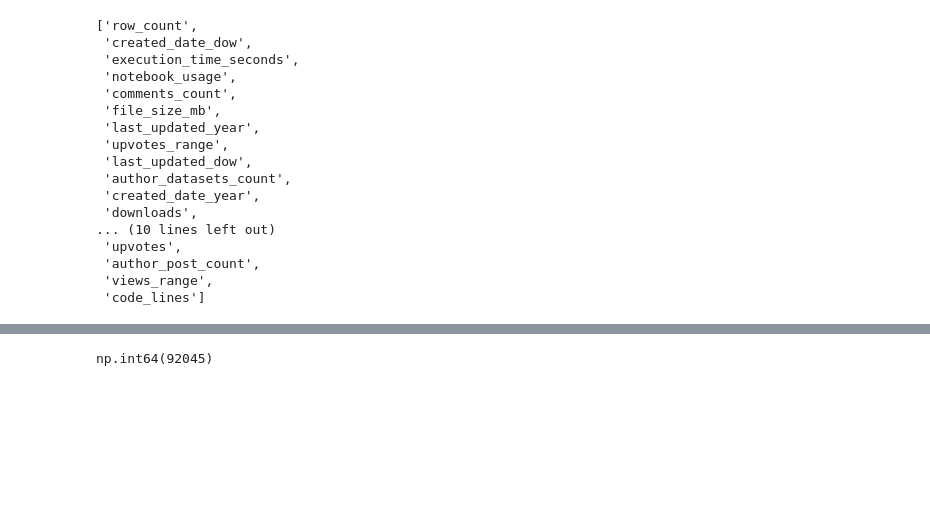
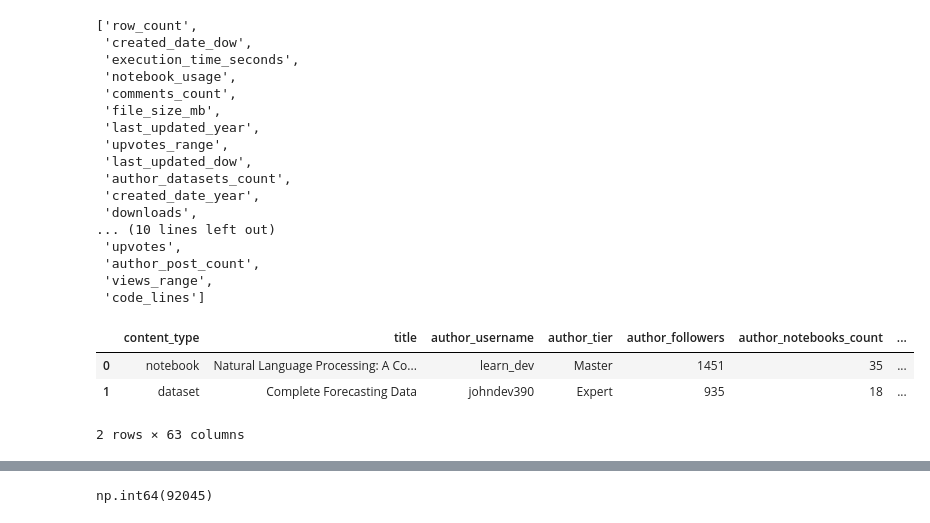
Before and after one commit to Deveshrai02/EDA_Feature_Engineering_Learning, a Jupyter notebook: Kaggle_Dataset_EDA_and_Prediction.ipynb, the cells around one changed output, grey strips where cells are left out. Drawn from its saved outputs; the diff is of its cells as text; code cells hidden in the pictures; blank space fills up the shorter version.

```diff
--- a/Kaggle_Dataset_EDA_and_Prediction.ipynb
+++ b/Kaggle_Dataset_EDA_and_Prediction.ipynb
@@ -1058,0 +1083,5 @@ X.sample(10)
+# %%
+bool_cols_X = X.select_dtypes(include=['bool']).columns
+for col in bool_cols_X:
+    X[col] = X[col].astype(int)
+X.info()
@@ -1235,3 +1248,10 @@ log_cols
  'author_post_count',
  'views_range',
  'code_lines']
+# %%
+X.head(2)
+# %% [output]
+|  | content_type | title | author_username | author_tier | author_followers | author_notebooks_count | ... |
+| 0 | notebook | Natural Language Processing: A Co... | learn_dev | Master | 1451 | 35 | ... |
+| 1 | dataset | Complete Forecasting Data | johndev390 | Expert | 935 | 18 | ... |
+2 rows × 63 columns
```
Also changed, not shown: parts of 41 cells of this notebook.
